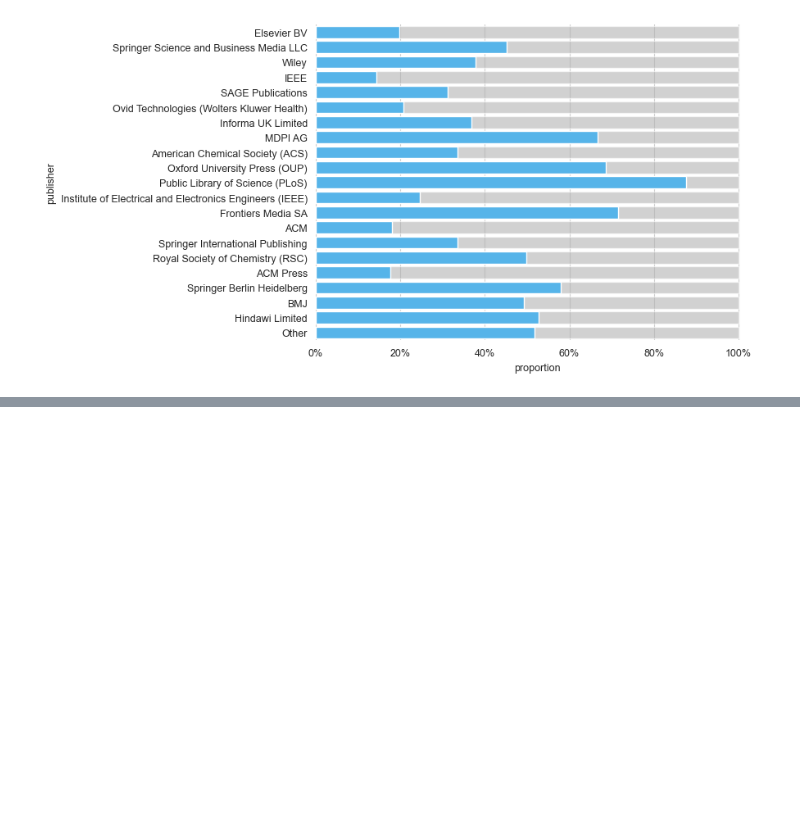
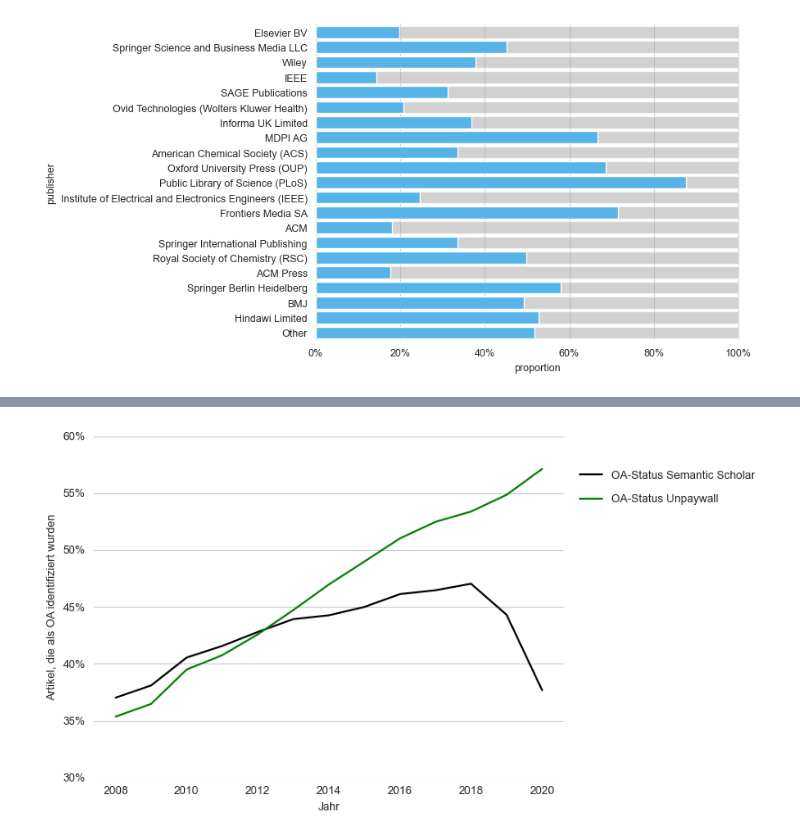
Before and after one commit to naustica/MA, a Jupyter notebook: Codebook.ipynb, the cells around one changed output, grey strips where cells are left out. Saved outputs shown, nothing was run; the diff lists cells and outputs as text; code cells hidden in the pictures; blank space fills up the shorter version.

Commit message:
add comparison oa status upw/s2

```diff
--- a/Codebook.ipynb
+++ b/Codebook.ipynb
@@ -805,0 +826,11 @@ plt.show()
+# %%
+df_oa_status_upw = df_oa_status.groupby(['upw_oa_status', 'year'])['number_of_publications'].sum().reset_index()
+df_oa_status_s2 = df_oa_status.groupby(['s2_oa_status', 'year'])['number_of_publications'].sum().reset_index()
+# %%
+df_oa_status_upw_total = df_oa_status_upw.groupby(['year'])['number_of_publications'].sum().reset_index()
+df_oa_status_upw_total.rename(columns={'number_of_publications': 'number_of_total_publications'}, inplace=True)
+df_oa_status_upw = pd.merge(df_oa_status_upw, df_oa_status_upw_total, on='year')
+df_oa_status_upw['proportion'] = (df_oa_status_upw['number_of_publications']/\
+                                  df_oa_status_upw['number_of_total_publications']) * 100
+#df_oa_status_upw['proportion'] = df_oa_status_upw['proportion'].apply(lambda x: '{0:.2f}'.format(x))
+df_oa_status_upw.drop_duplicates()
@@ -805,0 +855,8 @@ plt.show()
+# %%
+df_oa_status_s2_total = df_oa_status_s2.groupby(['year'])['number_of_publications'].sum().reset_index()
+df_oa_status_s2_total.rename(columns={'number_of_publications': 'number_of_total_publications'}, inplace=True)
+df_oa_status_s2 = pd.merge(df_oa_status_s2, df_oa_status_s2_total, on='year')
+df_oa_status_s2['proportion'] = (df_oa_status_s2['number_of_publications']/\
+                                 df_oa_status_s2['number_of_total_publications']) * 100
+#df_oa_status_s2['proportion'] = df_oa_status_s2['proportion'].apply(lambda x: '{0:.2f}'.format(x))
+df_oa_status_s2.drop_duplicates()
@@ -805,0 +881,35 @@ plt.show()
+# %%
+fig, ax = plt.subplots(figsize=(6,4.5))
+plt.box(False)
+
+sns.lineplot(data=df_oa_status_s2[df_oa_status_s2.s2_oa_status == True],
+             x='year',
+             y='proportion',
+             color='black',
+             ax=ax)
+
+sns.lineplot(data=df_oa_status_upw[df_oa_status_upw.upw_oa_status == True],
+             x='year',
+             y='proportion',
+             color='green',
+             ax=ax)
+
+xticks = mtick.FormatStrFormatter('%.0f%%')
+ax.yaxis.set_major_formatter(xticks)
+ax.grid(False, which='both', axis='x')
+ax.set(xlabel='Jahr', ylabel='Artikel, die als OA identifiziert wurden')
+
+s2_patch = Line2D([0], [0], color='black', label='OA-Status Semantic Scholar')
+upw_patch = Line2D([0], [0], color='green', label='OA-Status Unpaywall')
+
+lgd = fig.legend(handles=[s2_patch, upw_patch], frameon=False,
+                 bbox_to_anchor=(1.35, 0.9), labelspacing=1.1)
+
+plt.ylim(30, 60)
+
+plt.tight_layout()
+
+plt.show()
+fig.savefig('media/oa_status_upw_s2.png', format='png', bbox_inches='tight', dpi=500)
+# %% [output]
+[figure, added]
```
Also changed, not shown: parts of 9 cells of this notebook, 1 other file.
